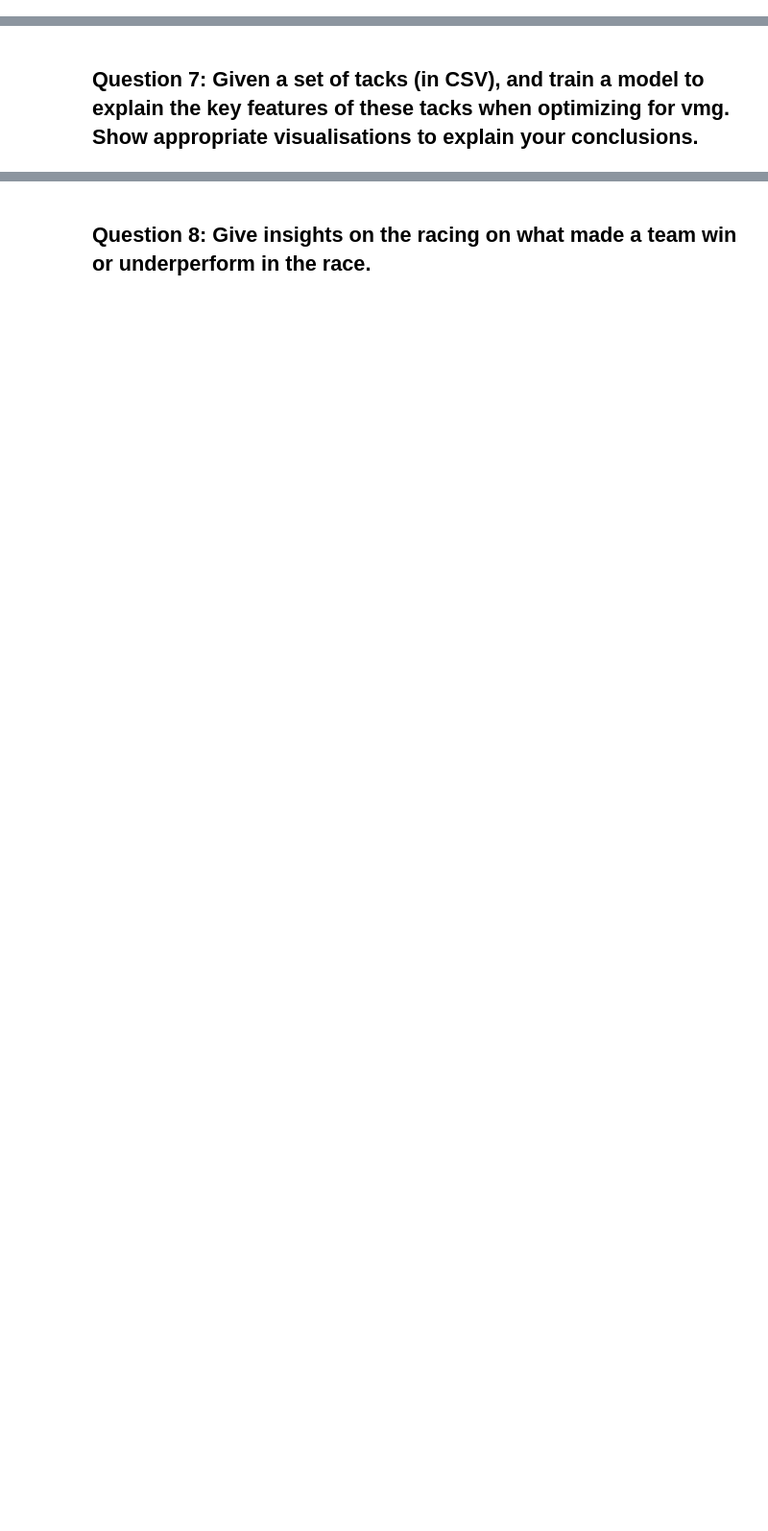
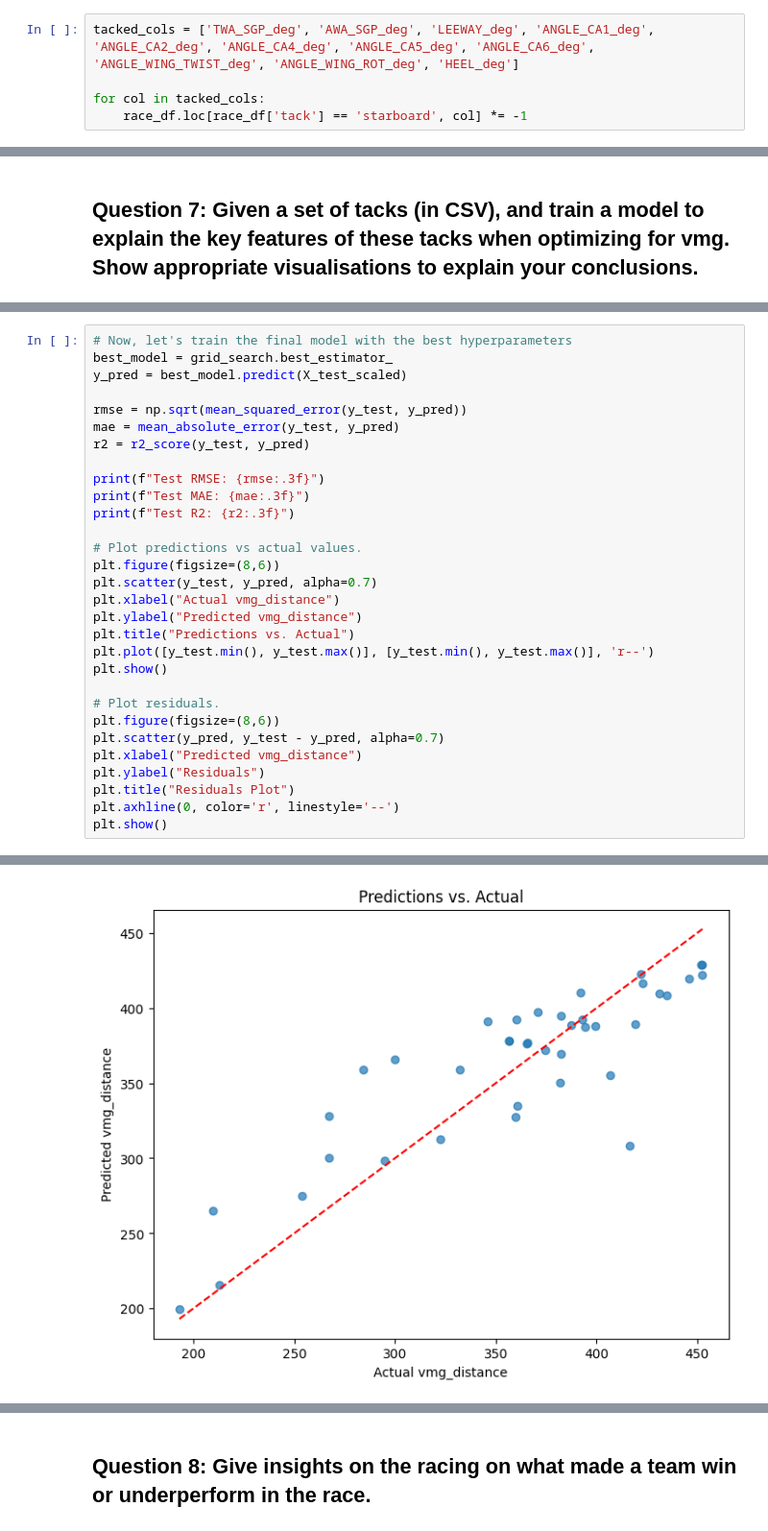
Before and after one commit to nicolai-jacobsen/SGP_Data_Challenge, a Jupyter notebook: main.ipynb, the cells around one changed output, grey strips where cells are left out. Shown: that part at 96% size. Cells and saved outputs as stored; diff of their text form; blank space fills up the shorter version.

```diff
--- a/main.ipynb
+++ b/main.ipynb
@@ -48,0 +555,5 @@ Free section to initialize the notebook with the necessary imports and functions
+# %%
+tacked_cols = ['TWA_SGP_deg', 'AWA_SGP_deg', 'LEEWAY_deg', 'ANGLE_CA1_deg', 'ANGLE_CA2_deg', 'ANGLE_CA4_deg', 'ANGLE_CA5_deg', 'ANGLE_CA6_deg', 'ANGLE_WING_TWIST_deg', 'ANGLE_WING_ROT_deg', 'HEEL_deg']
+
+for col in tacked_cols:
+    race_df.loc[race_df['tack'] == 'starboard', col] *= -1
@@ -50,0 +677,31 @@ Free section to initialize the notebook with the necessary imports and functions
+# %%
+# Now, let's train the final model with the best hyperparameters
+best_model = grid_search.best_estimator_
+y_pred = best_model.predict(X_test_scaled)
+
+rmse = np.sqrt(mean_squared_error(y_test, y_pred))
+mae = mean_absolute_error(y_test, y_pred)
+r2 = r2_score(y_test, y_pred)
+
+print(f"Test RMSE: {rmse:.3f}")
+print(f"Test MAE: {mae:.3f}")
+print(f"Test R2: {r2:.3f}")
+
+# Plot predictions vs actual values.
+plt.figure(figsize=(8,6))
+plt.scatter(y_test, y_pred, alpha=0.7)
+plt.xlabel("Actual vmg_distance")
+plt.ylabel("Predicted vmg_distance")
+plt.title("Predictions vs. Actual")
+plt.plot([y_test.min(), y_test.max()], [y_test.min(), y_test.max()], 'r--')
+plt.show()
+
+# Plot residuals.
+plt.figure(figsize=(8,6))
+plt.scatter(y_pred, y_test - y_pred, alpha=0.7)
+plt.xlabel("Predicted vmg_distance")
+plt.ylabel("Residuals")
+plt.title("Residuals Plot")
+plt.axhline(0, color='r', linestyle='--')
+plt.show()
+# %% [output]
@@ -50,0 +711 @@ Free section to initialize the notebook with the necessary imports and functions
+[figure, added]
```
Also changed, not shown: parts of 28 cells of this notebook, 2 other files.
